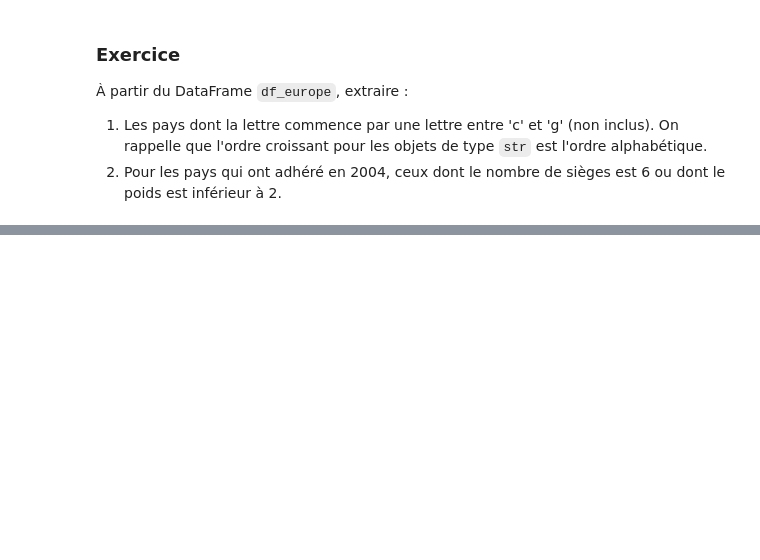
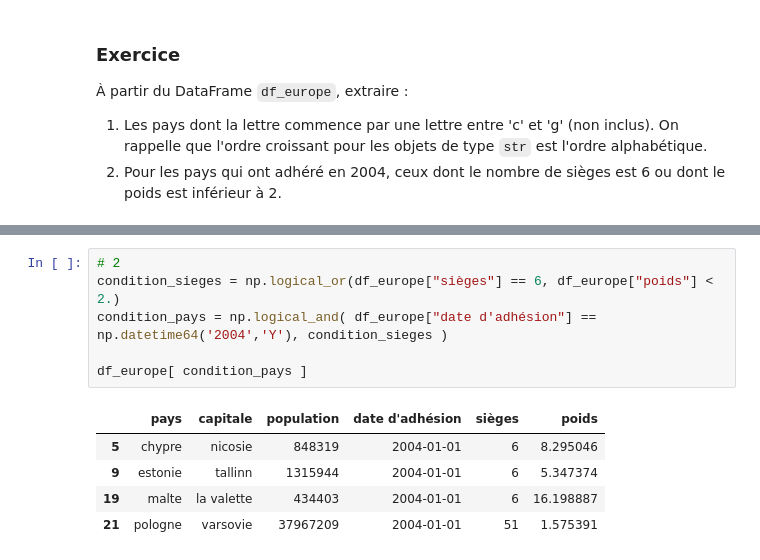
Before and after one commit to kmiloarguello/physique-numerique, a Jupyter notebook: etu-02-demarche-de-modelisation/etu-02-logique-filtrage.ipynb, the cells around one changed output, grey strips where cells are left out. Saved outputs shown, nothing was run; the diff lists cells and outputs as text; blank space fills up the shorter version.

```diff
--- a/etu-02-demarche-de-modelisation/etu-02-logique-filtrage.ipynb
+++ b/etu-02-demarche-de-modelisation/etu-02-logique-filtrage.ipynb
@@ -497,0 +564,12 @@ Par exemple, `~(df_europe["date d'adhésion"] == np.datetime64('1957','Y')) & df
+# %%
+# 2
+condition_sieges = np.logical_or(df_europe["sièges"] == 6, df_europe["poids"] < 2.)
+condition_pays = np.logical_and( df_europe["date d'adhésion"] == np.datetime64('2004','Y'), condition_sieges )
+
+df_europe[ condition_pays ]
+# %% [output]
+|  | pays | capitale | population | date d'adhésion | sièges | poids |
+| 5 | chypre | nicosie | 848319 | 2004-01-01 | 6 | 8.295046 |
+| 9 | estonie | tallinn | 1315944 | 2004-01-01 | 6 | 5.347374 |
+| 19 | malte | la valette | 434403 | 2004-01-01 | 6 | 16.198887 |
+| 21 | pologne | varsovie | 37967209 | 2004-01-01 | 51 | 1.575391 |
```
Also changed, not shown: parts of 11 cells of this notebook.
